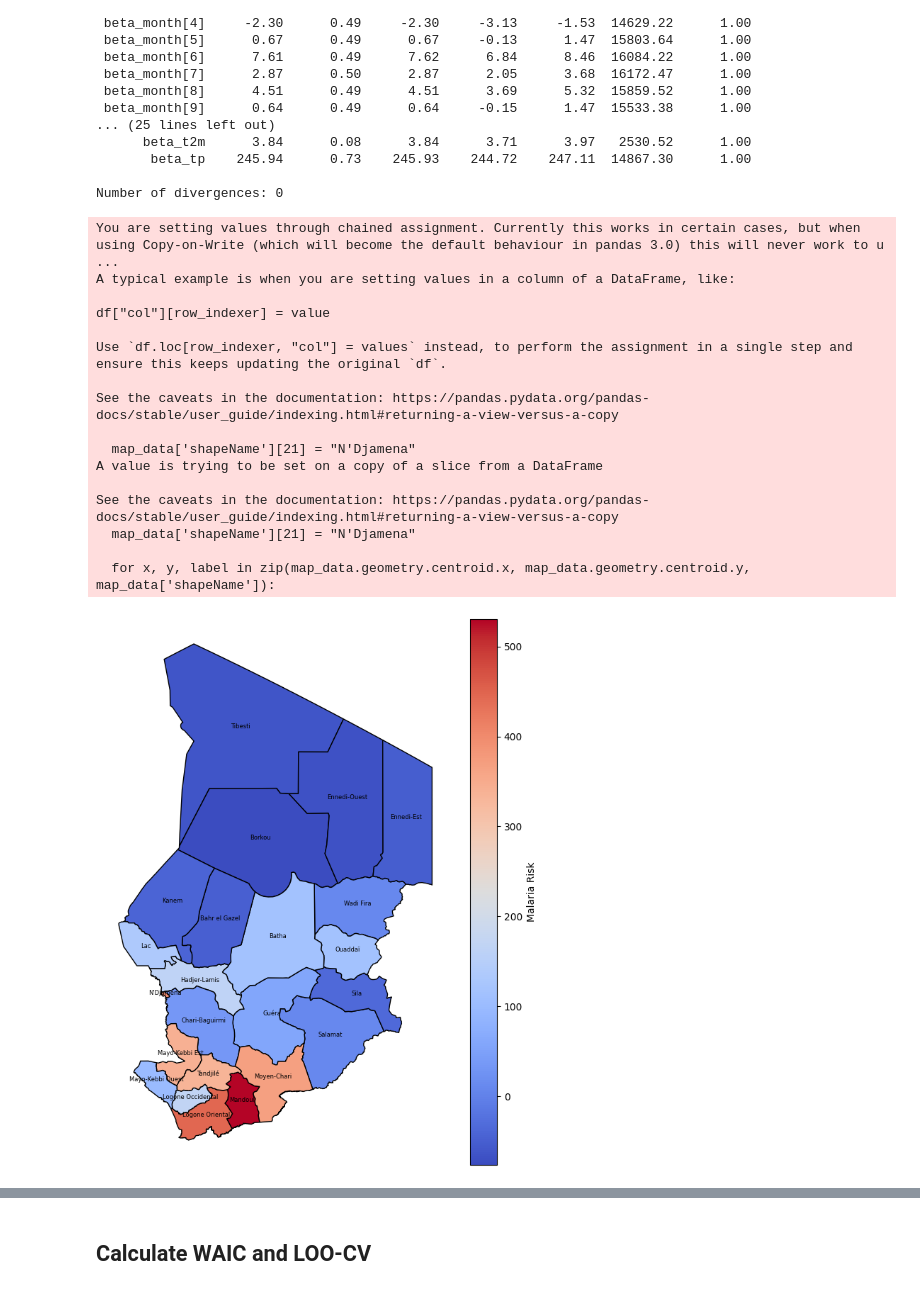
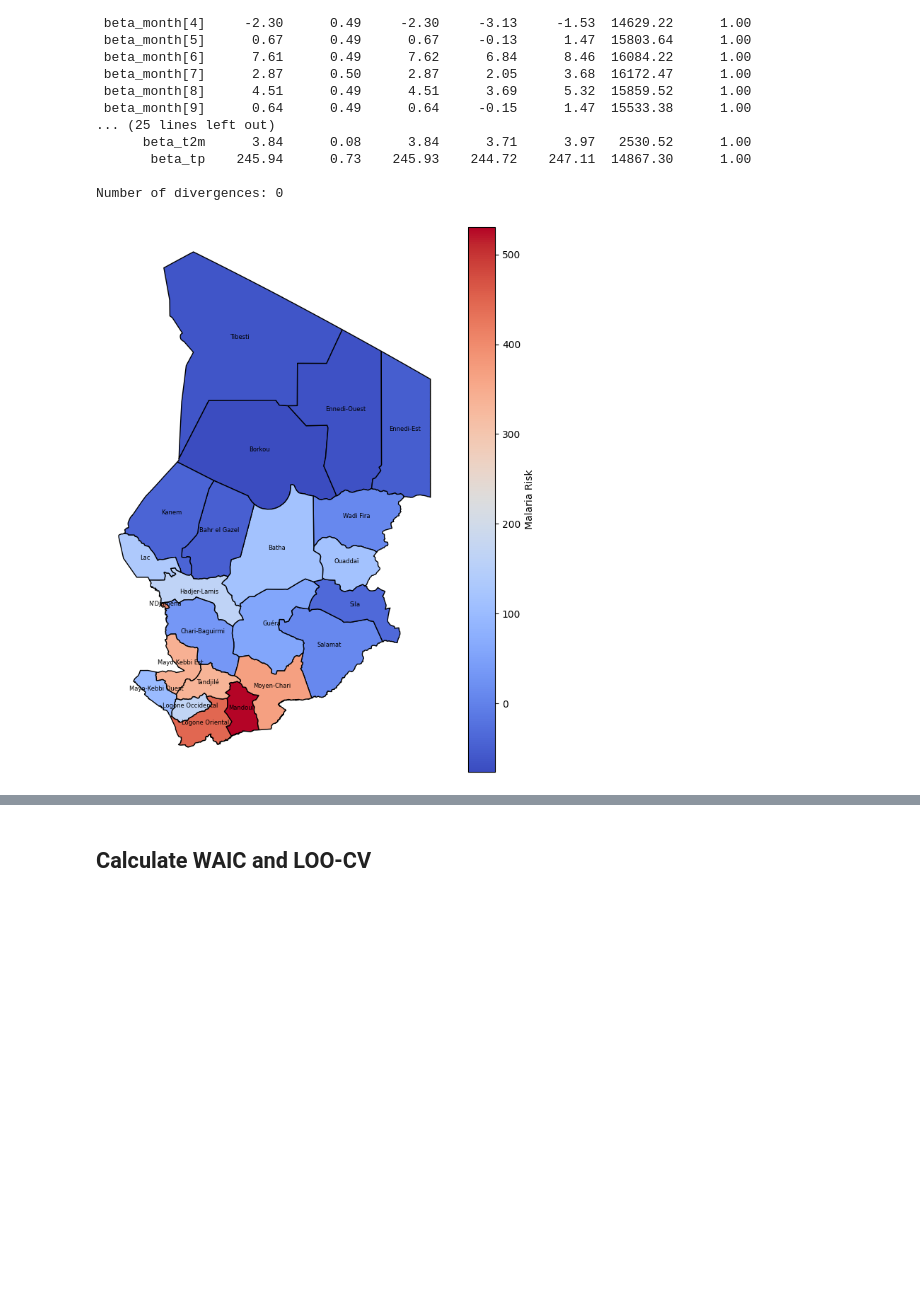
Before and after one commit to beria-kalpelbe/malaria-risk-prediction, a Jupyter notebook: src/statistical-modeling/bayesian_estimation.ipynb, the cells around one changed output, grey strips where cells are left out. Cells and saved outputs as stored; diff of their text form; code cells hidden in the pictures; blank space fills up the shorter version.

```diff
--- a/src/statistical-modeling/bayesian_estimation.ipynb
+++ b/src/statistical-modeling/bayesian_estimation.ipynb
@@ -60,8 +60,10 @@ def panel_model(X, y=None):
     mu_state = jnp.dot(X[:, 3:26], beta_state)
     mu_month = jnp.dot(X[:, 26:], beta_month)
 
-    mu = numpyro.deterministic('mu', jnp.abs(mu_t2m + mu_tp + mu_lag + mu_state + mu_month))
-    numpyro.sample('obs', dist.Poisson(mu), obs=y)
+    # sigma = numpyro.sample('sigma', dist.HalfNormal(1.0))
+    mu = numpyro.deterministic('mu', mu_t2m + mu_tp + mu_lag + mu_state + mu_month)
+    numpyro.sample('obs', dist.Poisson(jnp.abs(mu)), obs=y)
+    # numpyro.sample('obs', dist.Normal(mu, sigma), obs=y)
 
 # Run MCMC to sample from the posterior
 nuts_kernel = NUTS(panel_model)
@@ -92,41 +94,29 @@ Number of divergences: 0
 # %%
 import cartopy.crs as ccrs
 import geopandas as gpd
 
 samples = mcmc.get_samples()
 map_data = gpd.read_file('../../data/chadgeodata/geoBoundaries-TCD-ADM1-all/geoBoundaries-TCD-ADM1.geojson')
-map_data['shapeName'][21] = "N'Djamena"
+map_data.loc[21, 'shapeName'] = "N'Djamena"
 shape_names = map_data['shapeName'].tolist()
 shape_names.sort()
 map_data['risk'] = [None]*23
 for element in shape_names:
     map_data.loc[map_data['shapeName']==element, 'risk'] = samples['beta_state'][:, shape_names.index(element)].mean()
 map_data['risk'] = pd.to_numeric(map_data['risk'], errors='coerce')
+
+map_data = map_data.to_crs(epsg=3857)
+
 fig, ax = plt.subplots(1, 1, figsize=(8, 10))
 
 # ax = plt.axes(projection=ccrs.PlateCarree())
 map_data.plot(edgecolor='black', column='risk', cmap='coolwarm', ax=ax, legend=True,
               legend_kwds={'label': "Malaria Risk", 'orientation': "vertical"})
 for x, y, label in zip(map_data.geometry.centroid.x, map_data.geometry.centroid.y, map_data['shapeName']):
     ax.annotate(label, xy=(x, y), fontsize=6, ha='center')
 plt.axis('off')
+
 plt.savefig('../../docs/risk-scores.png', bbox_inches='tight', pad_inches=0.0)
 plt.show()
 # %% [output]
-You are setting values through chained assignment. Currently this works in certain cases, but when using Copy-on-Write (which will become the default behaviour in pandas 3.0) this will never work to u ...
-A typical example is when you are setting values in a column of a DataFrame, like:
-
-df["col"][row_indexer] = value
-
-Use `df.loc[row_indexer, "col"] = values` instead, to perform the assignment in a single step and ensure this keeps updating the original `df`.
-
-See the caveats in the documentation: https://pandas.pydata.org/pandas-docs/stable/user_guide/indexing.html#returning-a-view-versus-a-copy
-
-  map_data['shapeName'][21] = "N'Djamena"
-A value is trying to be set on a copy of a slice from a DataFrame
-
-See the caveats in the documentation: https://pandas.pydata.org/pandas-docs/stable/user_guide/indexing.html#returning-a-view-versus-a-copy
-  map_data['shapeName'][21] = "N'Djamena"
-
-  for x, y, label in zip(map_data.geometry.centroid.x, map_data.geometry.centroid.y, map_data['shapeName']):
-[figure, old version]
+[figure, new version]
```
Also changed, not shown: parts of 6 cells of this notebook, 8 other files.
